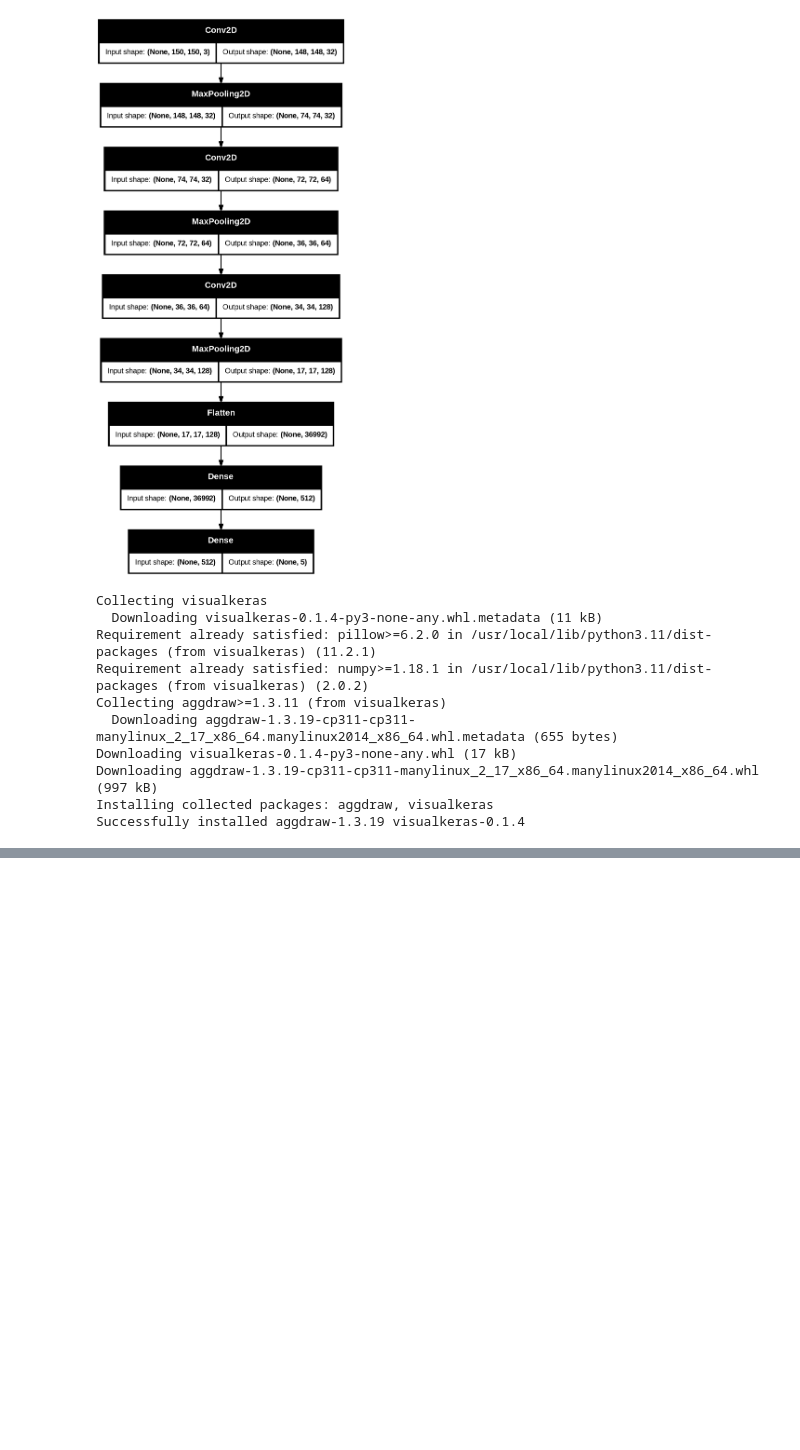
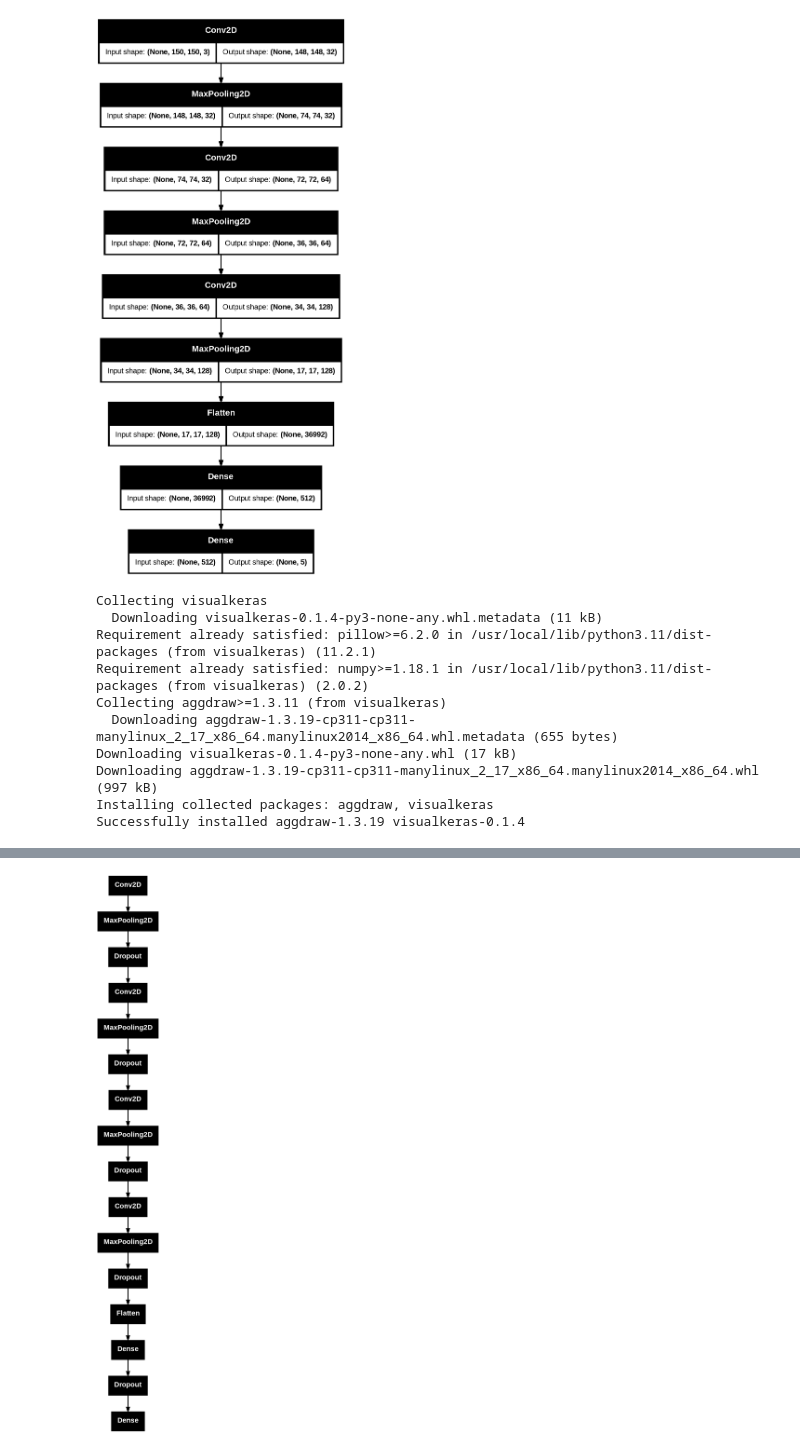
Before and after one commit to himanshhh/Smart_Waste_Management, a Jupyter notebook: notebooks/dissertation_artefact.ipynb, the cells around one changed output, grey strips where cells are left out. Cells and saved outputs as stored; diff of their text form; code cells hidden in the pictures; blank space fills up the shorter version.

```diff
--- a/notebooks/dissertation_artefact.ipynb
+++ b/notebooks/dissertation_artefact.ipynb
@@ -447,0 +584,4 @@ visualkeras.layered_view(model, legend=True, draw_volume=True, to_file="basic_mo
+# %%
+plot_model(model_improved, to_file='improved_model.png', show_shapes=False)
+# %% [output]
+[figure, added]
```
Also changed, not shown: parts of 4 cells of this notebook.
